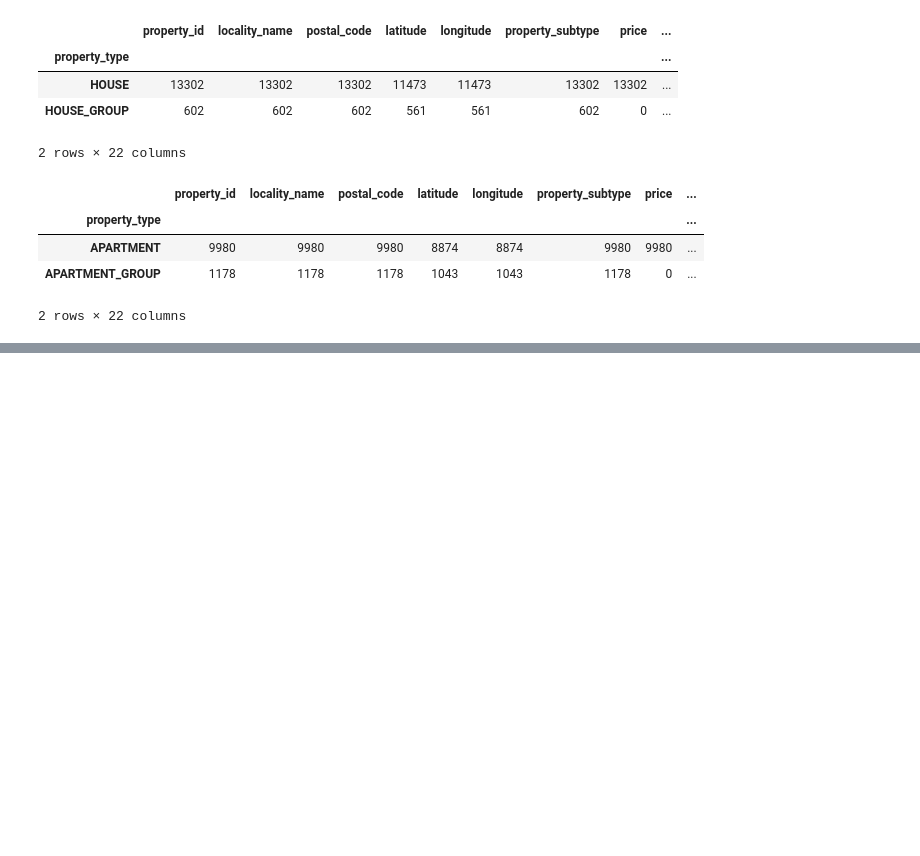
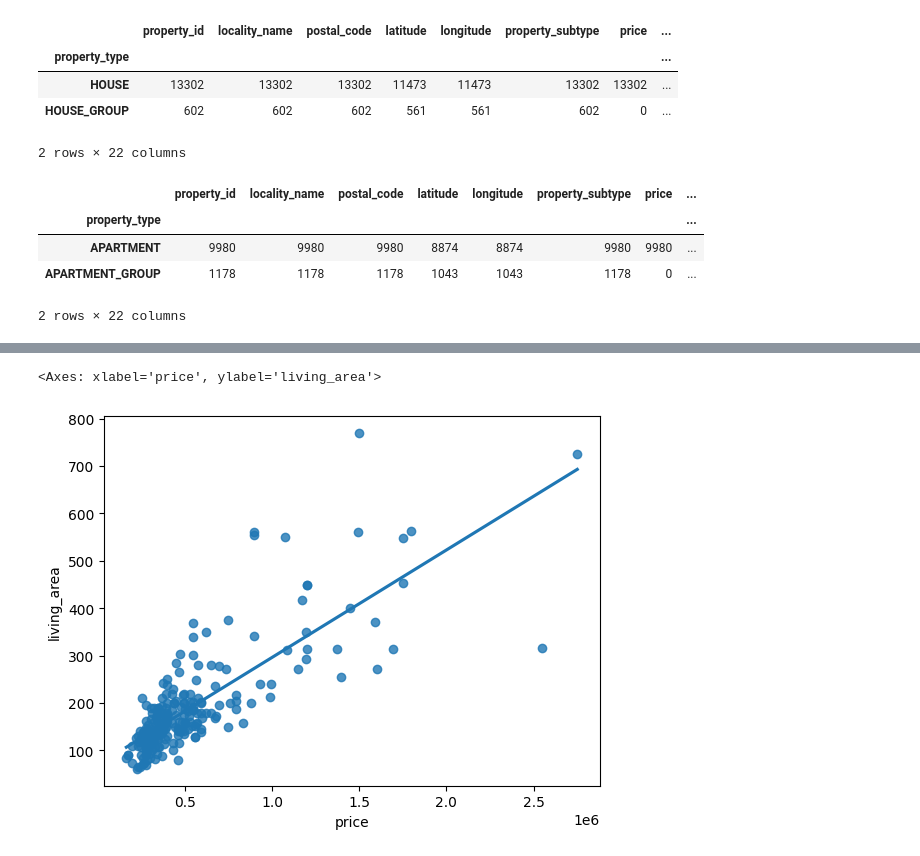
Before and after one commit to NathNacht/immo-eliza-scraping-immozila-Cleaning-EDA, a Jupyter notebook: analyses/sem.ipynb, the cells around one changed output, grey strips where cells are left out. Drawn from its saved outputs; the diff is of its cells as text; code cells hidden in the pictures; blank space fills up the shorter version.

```diff
--- a/analyses/sem.ipynb
+++ b/analyses/sem.ipynb
@@ -133,0 +321,5 @@ app.groupby("property_type").count()
+# %%
+sns.regplot(data = ghouse, x="price", y="living_area", ci=None)
+# %% [output]
+<Axes: xlabel='price', ylabel='living_area'>
+[figure, added]
```
Also changed, not shown: parts of 54 cells of this notebook.
